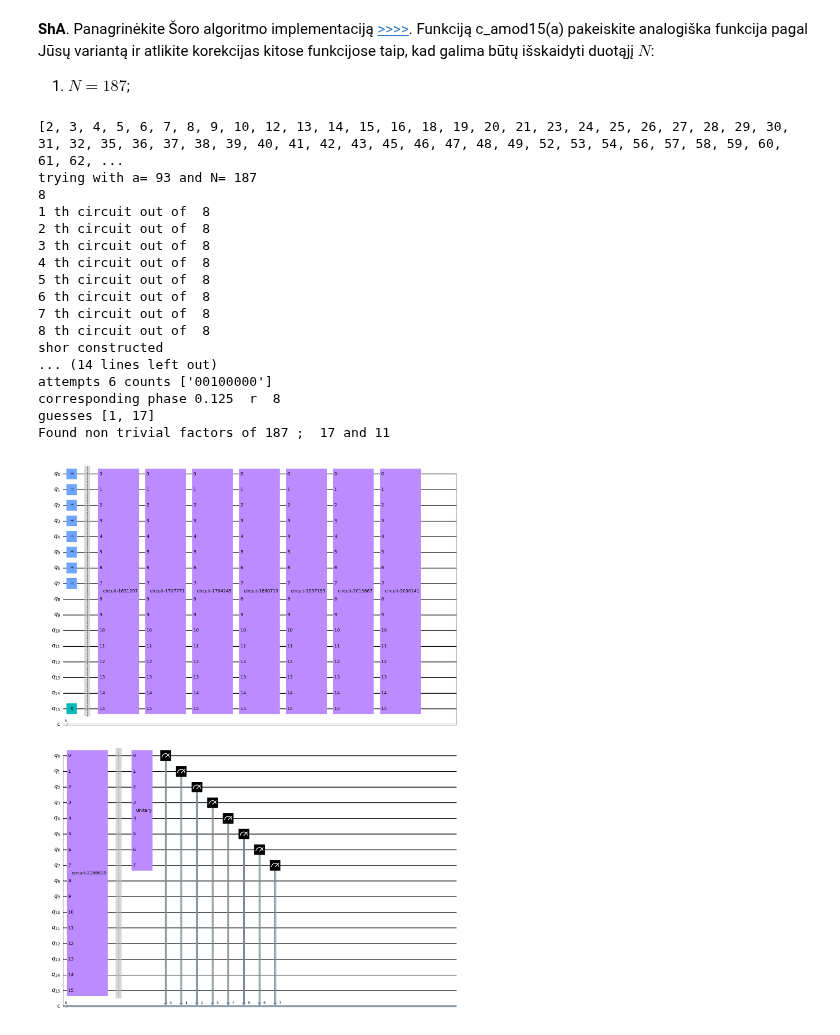
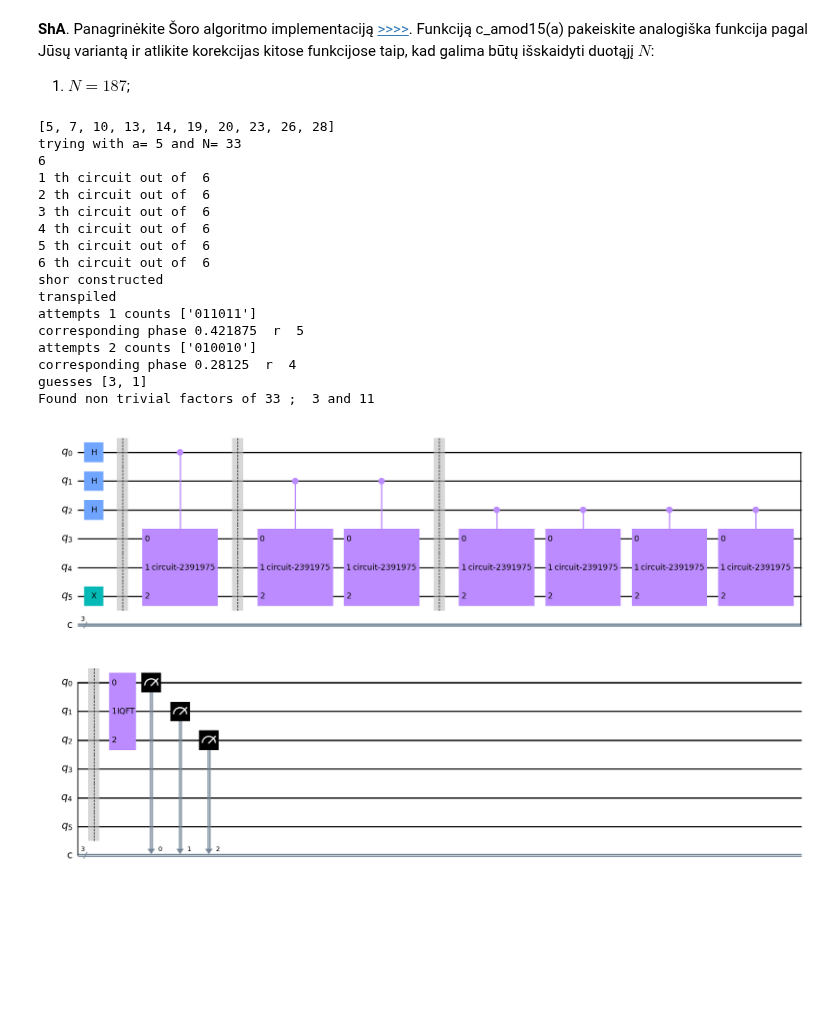
Before and after one commit to cezaris13/QuantumComputing, a Jupyter notebook: Quantum 2 lab/QuantumLab2.2.ipynb, the cells around one changed output. Drawn from its saved outputs; the diff is of its cells as text; code cells hidden in the pictures; blank space fills up the shorter version.

```diff
--- a/Quantum 2 lab/QuantumLab2.2.ipynb
+++ b/Quantum 2 lab/QuantumLab2.2.ipynb
@@ -178,8 +245,0 @@ phases = getPhases(eigenValues)
-# %%
-qc = QuantumCircuit(3)
-qc.h(0)
-qc.cx(1,2)
-qc.x(2)
-qc.cx(1,0)
-
-qc.draw('mpl')
@@ -187,0 +264,33 @@ qc.draw('mpl')
+# %%
+controlQubits = 3
+shots = 4096
+gate = task2Gate()
+qc = QuantumCircuit(controlQubits+gate.num_qubits, controlQubits)
+
+qc.h(range(controlQubits))
+qc.x(qc.num_qubits-1)
+qc.barrier()
+for i in range(controlQubits):
+    for _ in range(2**i):
+        cU = gate.control(1)
+        qc.append(cU, [i] + list(range(controlQubits,controlQubits+gate.num_qubits)))
+    qc.barrier()
+
+qc.append(QFT(controlQubits, do_swaps=False).inverse(), range(controlQubits))
+qc.measure(range(controlQubits), range(controlQubits))
+backend = Aer.get_backend('qasm_simulator')
+transpiled = transpile(qc, backend, seed_transpiler=11)
+job = backend.run(transpiled, shots=shots)
+result = job.result()
+count = list(result.get_counts().items())
+count.sort(key = lambda x: x[1])
+count.reverse()
+# count = [(int(x[::-1],2),y) for x,y in count]
+count = [(int(x,2),y) for x,y in count]
+# print(count)
+count = [(x/2**controlQubits,y/shots) for x,y in count]
+print("computed phases:")
+print (count)
+print("actual phases:")
+print(sp.Array(phases))
+qc.draw('mpl',style="clifford")
@@ -355,7 +470,7 @@ def processMeasurement(measurement,n):
     print ("corresponding phase",phase," r ",r)
     return r, phase
 # %%
-N = 187
+N = 33
 n=math.ceil(math.log(N,2))
 m=math.ceil(math.log(N,2))
 coprimeListWithEvenPeriods = getCoprimeListWithEvenPeriod(N)
@@ -393,24 +508,24 @@ while factorFound == False:
                 print ("Found non trivial factors of",N,"; ",guess,"and",N//guess)
                 break
 # %% [output]
-[2, 3, 4, 5, 6, 7, 8, 9, 10, 12, 13, 14, 15, 16, 18, 19, 20, 21, 23, 24, 25, 26, 27, 28, 29, 30, 31, 32, 35, 36, 37, 38, 39, 40, 41, 42, 43, 45, 46, 47, 48, 49, 52, 53, 54, 56, 57, 58, 59, 60, 61, 62, ...
-trying with a= 93 and N= 187
-8
-1 th circuit out of  8
-2 th circuit out of  8
-3 th circuit out of  8
-4 th circuit out of  8
-5 th circuit out of  8
-6 th circuit out of  8
-7 th circuit out of  8
-8 th circuit out of  8
+[5, 7, 10, 13, 14, 19, 20, 23, 26, 28]
+trying with a= 5 and N= 33
+6
+1 th circuit out of  6
+2 th circuit out of  6
+3 th circuit out of  6
+4 th circuit out of  6
+5 th circuit out of  6
+6 th circuit out of  6
 shor constructed
-... (14 lines left out)
-attempts 6 counts ['00100000']
-corresponding phase 0.125  r  8
-guesses [1, 17]
-Found non trivial factors of 187 ;  17 and 11
+transpiled
+attempts 1 counts ['011011']
+corresponding phase 0.421875  r  5
+attempts 2 counts ['010010']
+corresponding phase 0.28125  r  4
+guesses [3, 1]
+Found non trivial factors of 33 ;  3 and 11
 # %%
-qc.draw('mpl')
+qc.draw('mpl',style="clifford")
 # %% [output]
-[figure, old version]
+[figure, new version]
```
Also changed, not shown: parts of 18 cells of this notebook.
